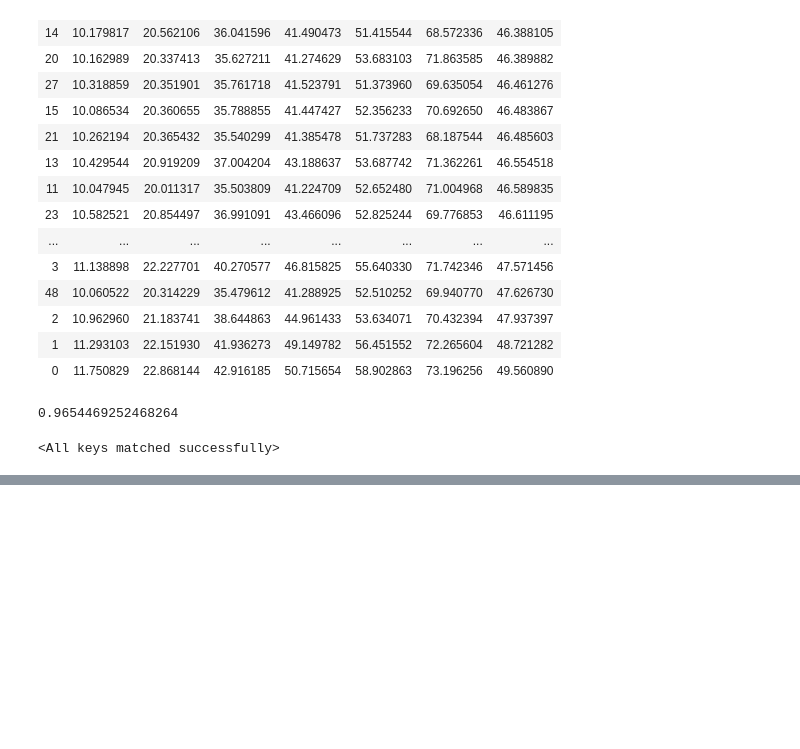
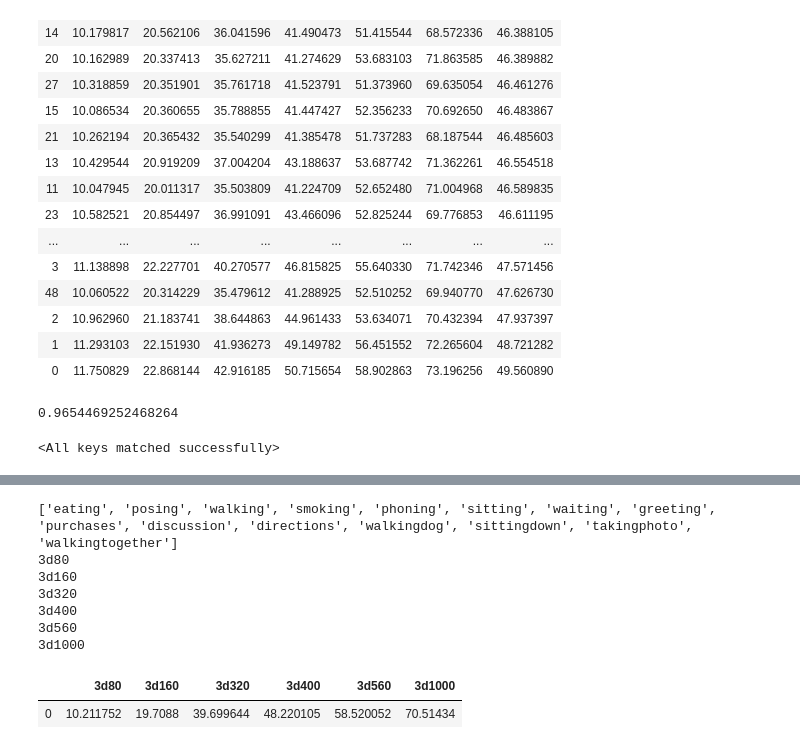
Before and after one commit to tileb1/LearnTrajDep, a Jupyter notebook: Untitled.ipynb, the cells around one changed output, grey strips where cells are left out. Drawn from its saved outputs; the diff is of its cells as text; code cells hidden in the pictures; blank space fills up the shorter version.

```diff
--- a/Untitled.ipynb
+++ b/Untitled.ipynb
@@ -277,9 +277,21 @@ class MyOpt:
         self.linear_size = opt.parser.get_default('linear_size')
         self.num_stage = opt.parser.get_default('num_stage')
         self.dropout = opt.parser.get_default('dropout')
+        self.data_dir = opt.parser.get_default('data_dir')
+        self.sample_rate = opt.parser.get_default('sample_rate')
+        self.test_batch = opt.parser.get_default('test_batch')
+
+        self.job = opt.parser.get_default('job')
+        self.test_batch = opt.parser.get_default('test_batch')
+        self.test_batch = opt.parser.get_default('test_batch')
+        self.test_batch = opt.parser.get_default('test_batch')
+
 
 opt = MyOpt()
 dct_n = opt.dct_n
+input_n = opt.input_n
+output_n = opt.output_n
+sample_rate = opt.sample_rate
 
 time_autoencoder1 = TimeAutoencoder(opt.input_n + opt.output_n, dct_n)
 extension = 'RAW'
@@ -325,0 +457,28 @@ state_dict['final_layer.weight'].cpu().numpy().shape
+# %%
+import utils.data_utils as data_utils
+import re
+from collections import defaultdict
+
+actions = data_utils.define_actions('all')
+actions.sort(key=len)
+print(actions)
+columns_mapping = defaultdict(list)
+for time_len in [80, 160, 320, 400, 560, 1000]:
+    for action_name in actions:
+        if action_name in ['walking', 'eating', 'smoking', 'discussion']:
+            columns_mapping['3d' + str(time_len)].append(action_name + '3d' + str(time_len))
+#         columns_mapping[str(time_len)].append(action_name + str(time_len))
+for key in columns_mapping:
+    print(key)
+    df[key] = df[columns_mapping[key]].mean(axis=1)
+df[list(columns_mapping.keys())]#.sort_values(by='3d1000')
+# %% [output]
+['eating', 'posing', 'walking', 'smoking', 'phoning', 'sitting', 'waiting', 'greeting', 'purchases', 'discussion', 'directions', 'walkingdog', 'sittingdown', 'takingphoto', 'walkingtogether']
+3d80
+3d160
+3d320
+3d400
+3d560
+3d1000
+|  | 3d80 | 3d160 | 3d320 | 3d400 | 3d560 | 3d1000 |
+| 0 | 10.211752 | 19.7088 | 39.699644 | 48.220105 | 58.520052 | 70.51434 |
```
Also changed, not shown: parts of 18 cells of this notebook, 2 other files.
